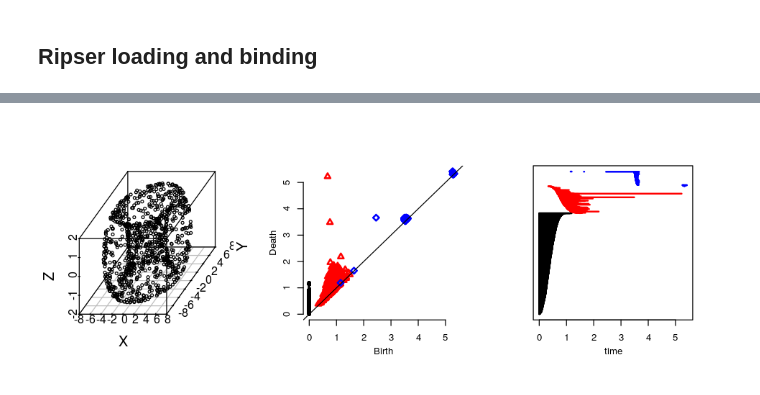
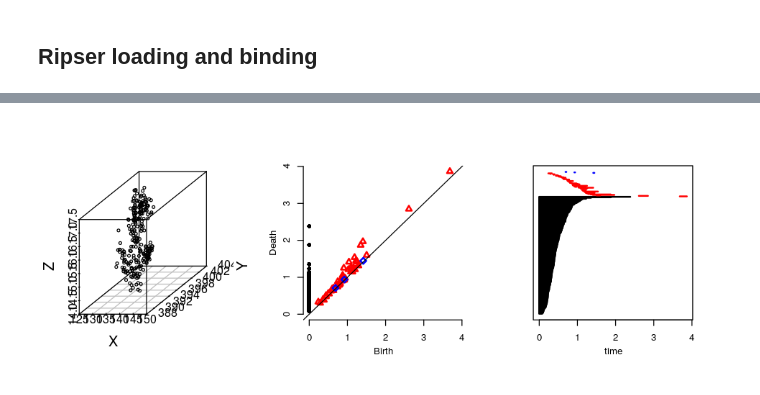
Before and after one commit to zneronha/Fall2018, a Jupyter notebook: RealTDAExperimentation.ipynb, the cells around one changed output, grey strips where cells are left out. Cells and saved outputs as stored; diff of their text form; code cells hidden in the pictures.

```diff
--- a/RealTDAExperimentation.ipynb
+++ b/RealTDAExperimentation.ipynb
@@ -197,14 +128,15 @@ TDA::plot.diagram(homology2_zSph3, barcode = TRUE)
+# %%
+#Load the data from the spreadsheet
+dat4 = read.csv('SelectedFeatures/Circuit1_w18.csv',header=FALSE)
+Circ1 = data.matrix(dat4)
 # %%
-syntheticTorus1 = read.csv(file="Practice3DTDA_Torus2.csv",head=FALSE)
-zTorus1 = data.matrix(syntheticTorus1)
+homology2_Circ1 <- ripserDiag(Circ1, 2, 15)
 
 par(mfrow = c(1, 3), mai = c(0.8, 0.8, 0.3, 0.1))
 options(repr.plot.width=8,repr.plot.height=3)
 
-homology2_zTorus1 <- ripserDiag(zTorus1, 2, 10)
-
-scatterplot3d(zTorus1, y=NULL, z=NULL, xlab="X", ylab="Y", zlab="Z")
-TDA::plot.diagram(homology2_zTorus1, barcode = FALSE)
-TDA::plot.diagram(homology2_zTorus1, barcode = TRUE)
+scatterplot3d(Circ1, y=NULL, z=NULL, xlab="X", ylab="Y", zlab="Z")
+TDA::plot.diagram(homology2_Circ1, barcode = FALSE)
+TDA::plot.diagram(homology2_Circ1, barcode = TRUE)
 # %% [output]
-[figure, old version]
+[figure, new version]
```
Also changed, not shown: parts of 34 cells of this notebook, 2 other files.
